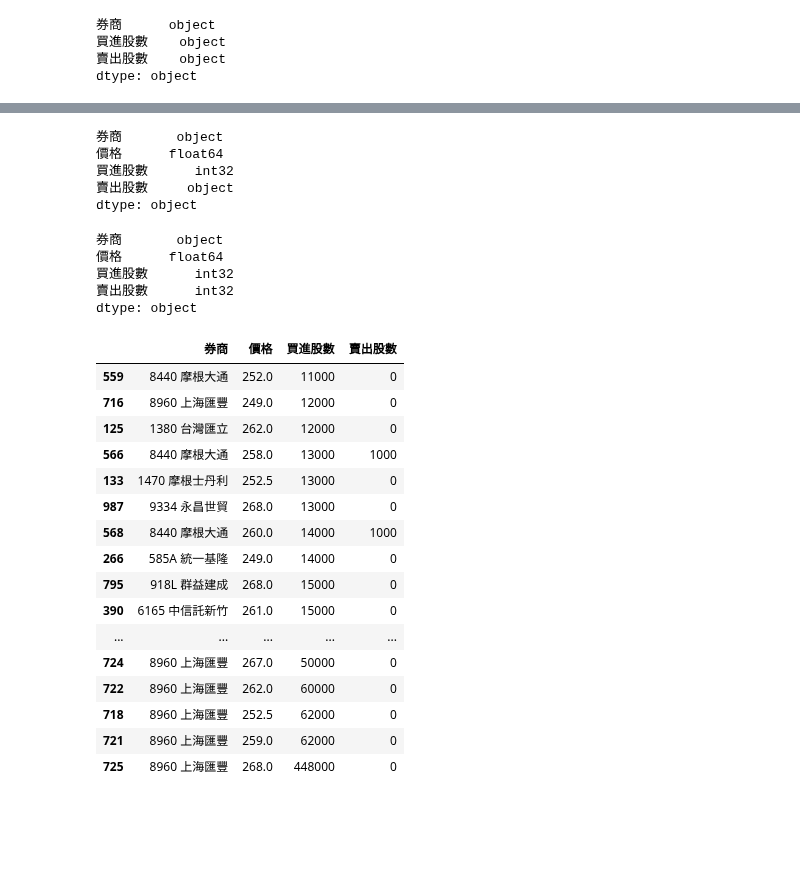
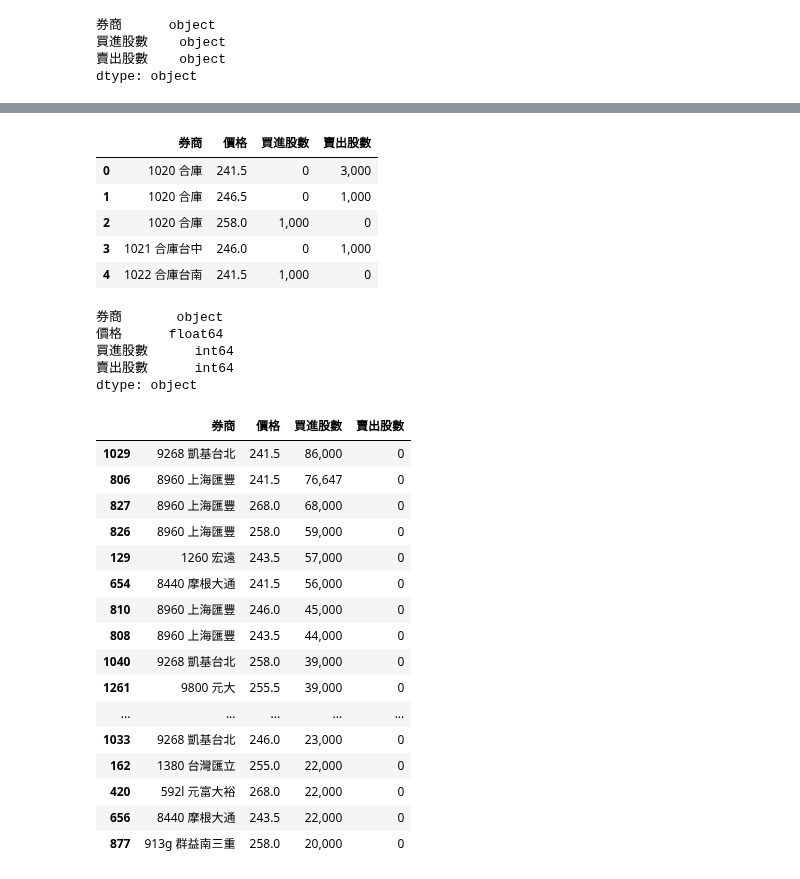
Before and after one commit to cwcheng0/practicepython, a Jupyter notebook: TaiwanStockCountOTC.ipynb, the cells around one changed output, grey strips where cells are left out. Saved outputs shown, nothing was run; the diff lists cells and outputs as text; code cells hidden in the pictures; blank space fills up the shorter version.

```diff
--- a/TaiwanStockCountOTC.ipynb
+++ b/TaiwanStockCountOTC.ipynb
@@ -9,7 +50,7 @@ import numpy as np
 # %%
 # Check first 5 rows in a file
 # from tabula import
-df = pd.read_csv('3218_20200819.CSV',encoding='utf-8',skiprows=2)
+df = pd.read_csv('/content/gdrive/My Drive/ContestData/FinanceData/3218_20200820.CSV',encoding='utf-8',skiprows=2)
 
 # Notice datatypes changed in some columns.
 # Check first few rows.
@@ -102,8 +147,7 @@ df3.tail()
 # %%
 # Check if we need to delete the last row?
-# Check if there is a Nan?
 # delete last row
-df2.dropna(subset = ["買進股數"], inplace=True)
-df2.tail()
+df3.drop(df3.tail(1).index,inplace=True)
+df3.tail()
 # %% [output]
 |  | 序號 | 券商 | 價格 | 買進股數 | 賣出股數 |
@@ -277,46 +322,51 @@ dtype: object
+# %%
+df4.head()
+# %% [output]
+|  | 券商 | 價格 | 買進股數 | 賣出股數 |
+| 0 | 1020 合庫 | 241.5 | 0 | 3,000 |
+| 1 | 1020 合庫 | 246.5 | 0 | 1,000 |
+| 2 | 1020 合庫 | 258.0 | 1,000 | 0 |
+| 3 | 1021 合庫台中 | 246.0 | 0 | 1,000 |
+| 4 | 1022 合庫台南 | 241.5 | 1,000 | 0 |
 # %%
-# change datatypes
+# Change datatypes
 df4["買進股數"] = df4["買進股數"].str.replace(',', '')
 df4["買進股數"] = df4["買進股數"].astype(str).astype(int)
+df4["賣出股數"] = df4["賣出股數"].str.replace(',', '')
+df4["賣出股數"] = df4["賣出股數"].astype(str).astype(int)
 df4.dtypes
 # %% [output]
 券商       object
 價格      float64
-買進股數      int32
-賣出股數     object
+買進股數      int64
+賣出股數      int64
 dtype: object
-# %%
-# change datatypes
-df4["賣出股數"] = df4["賣出股數"].str.replace(',', '')
-df4["賣出股數"] = df4["賣出股數"].astype(str).astype(int)
-df4.dtypes
-# %% [output]
-券商       object
-價格      float64
-買進股數      int32
-賣出股數      int32
-dtype: object
 # %%
-# Sort values to get big tradings.
-df4 = df4.sort_values(by=['買進股數'],ascending=True)
-df4.tail(30)
+#Sort values to get big tradings.
+# 單筆買進大單的券商排序
+df4 = df4.sort_values(by=['買進股數'],ascending=False)
+
+# Add a comma into an integer column
+df4['買進股數'] = df4.apply(lambda x: "{:,}".format(x['買進股數']), axis=1)
+
+df4.head(30)
 # %% [output]
 |  | 券商 | 價格 | 買進股數 | 賣出股數 |
-| 559 | 8440 摩根大通 | 252.0 | 11000 | 0 |
-| 716 | 8960 上海匯豐 | 249.0 | 12000 | 0 |
-| 125 | 1380 台灣匯立 | 262.0 | 12000 | 0 |
-| 566 | 8440 摩根大通 | 258.0 | 13000 | 1000 |
-| 133 | 1470 摩根士丹利 | 252.5 | 13000 | 0 |
-| 987 | 9334 永昌世貿 | 268.0 | 13000 | 0 |
-| 568 | 8440 摩根大通 | 260.0 | 14000 | 1000 |
-| 266 | 585A 統一基隆 | 249.0 | 14000 | 0 |
-| 795 | 918L 群益建成 | 268.0 | 15000 | 0 |
-| 390 | 6165 中信託新竹 | 261.0 | 15000 | 0 |
+| 1029 | 9268 凱基台北 | 241.5 | 86,000 | 0 |
+| 806 | 8960 上海匯豐 | 241.5 | 76,647 | 0 |
+| 827 | 8960 上海匯豐 | 268.0 | 68,000 | 0 |
+| 826 | 8960 上海匯豐 | 258.0 | 59,000 | 0 |
+| 129 | 1260 宏遠 | 243.5 | 57,000 | 0 |
+| 654 | 8440 摩根大通 | 241.5 | 56,000 | 0 |
+| 810 | 8960 上海匯豐 | 246.0 | 45,000 | 0 |
+| 808 | 8960 上海匯豐 | 243.5 | 44,000 | 0 |
+| 1040 | 9268 凱基台北 | 258.0 | 39,000 | 0 |
+| 1261 | 9800 元大 | 255.5 | 39,000 | 0 |
 | ... | ... | ... | ... | ... |
-| 724 | 8960 上海匯豐 | 267.0 | 50000 | 0 |
-| 722 | 8960 上海匯豐 | 262.0 | 60000 | 0 |
-| 718 | 8960 上海匯豐 | 252.5 | 62000 | 0 |
-| 721 | 8960 上海匯豐 | 259.0 | 62000 | 0 |
-| 725 | 8960 上海匯豐 | 268.0 | 448000 | 0 |
+| 1033 | 9268 凱基台北 | 246.0 | 23,000 | 0 |
+| 162 | 1380 台灣匯立 | 255.0 | 22,000 | 0 |
+| 420 | 592l 元富大裕 | 268.0 | 22,000 | 0 |
+| 656 | 8440 摩根大通 | 243.5 | 22,000 | 0 |
+| 877 | 913g 群益南三重 | 258.0 | 20,000 | 0 |
 # %%
 # Reverse sort to get big tradings.
```
Also changed, not shown: parts of 29 cells of this notebook.
